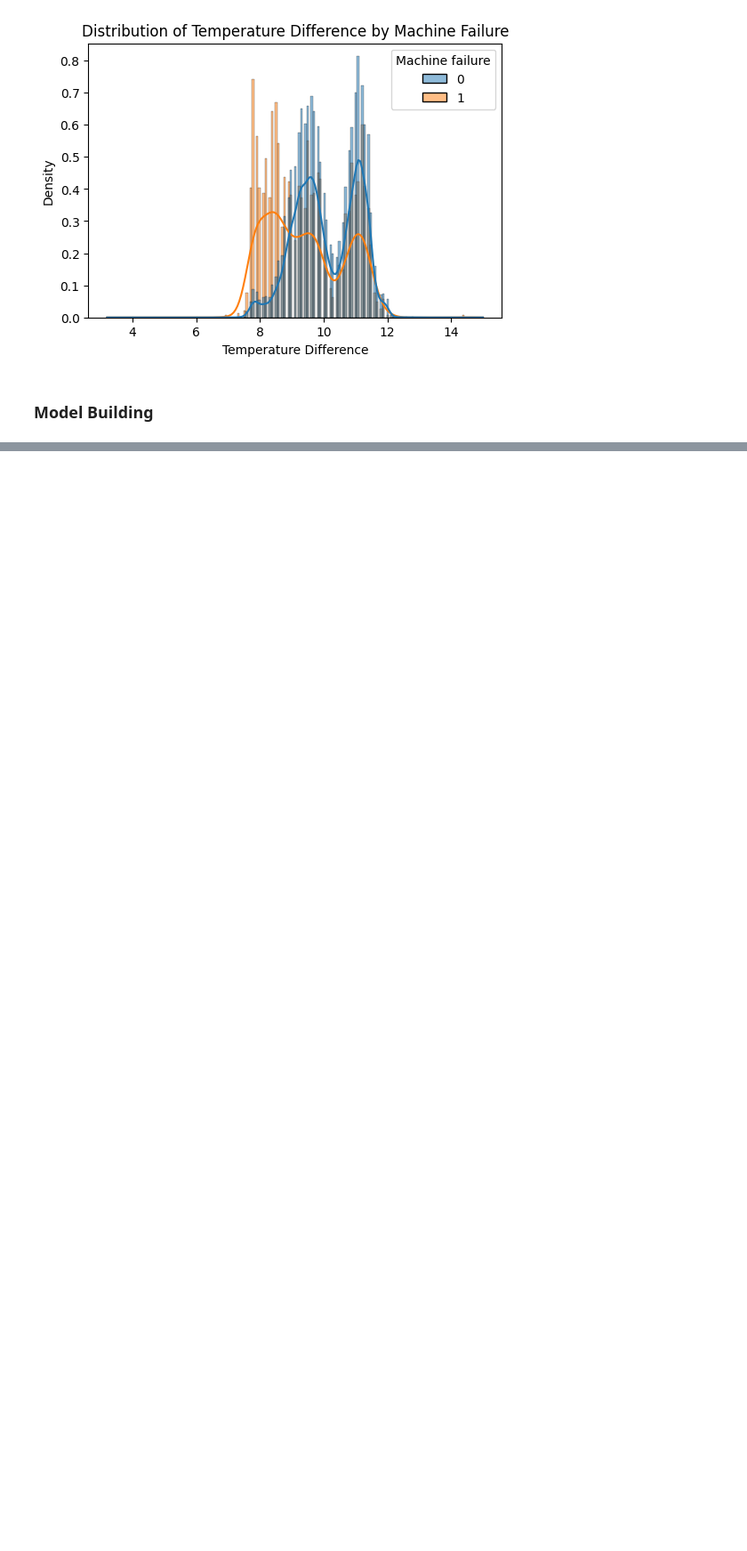
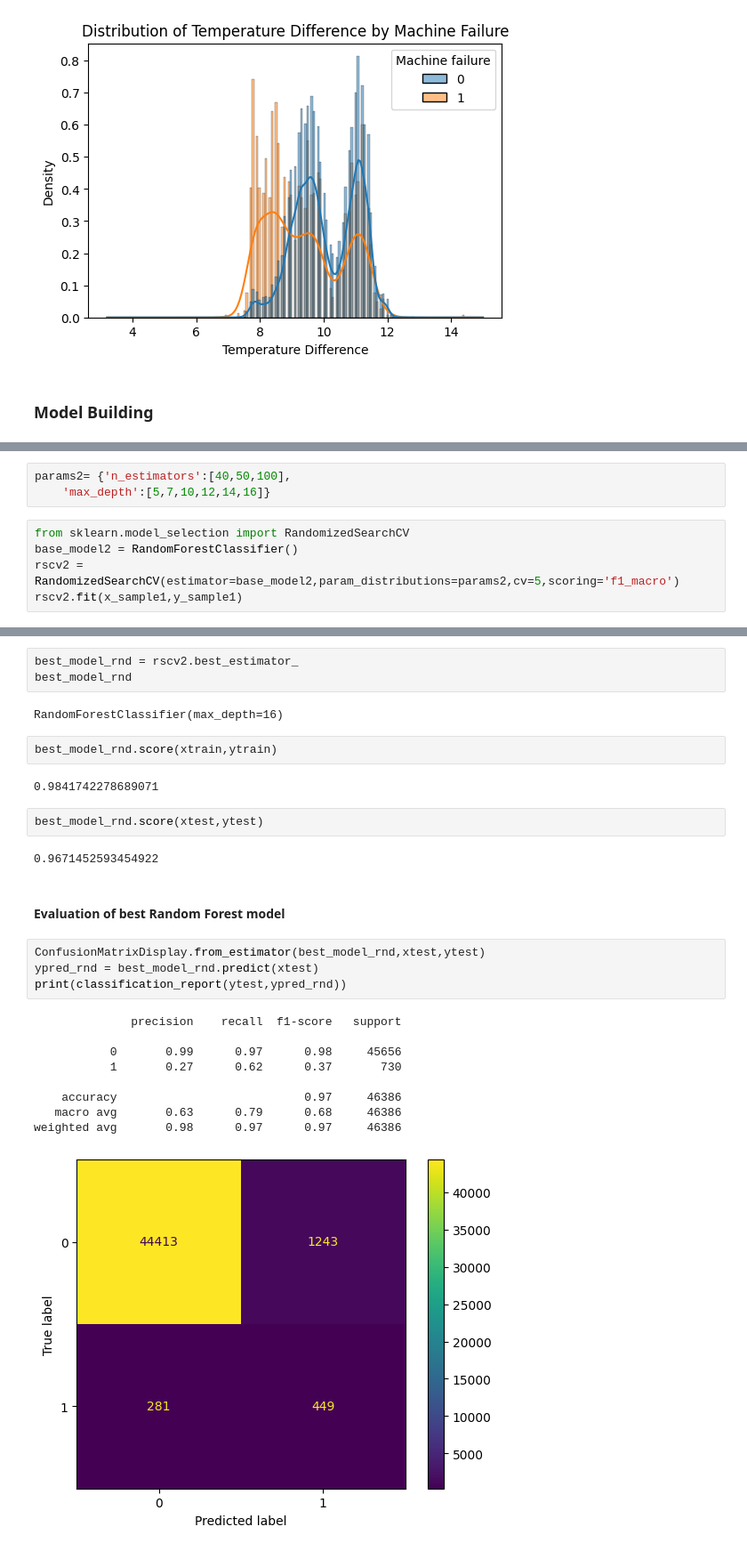
Before and after one commit to PrarthanaShende/Machine-Learning, a Jupyter notebook: Machine Failure Prediction/Machine Failure Prediction.ipynb, the cells around one changed output, grey strips where cells are left out. Shown at 89% size. Drawn from its saved outputs; the diff is of its cells as text; blank space fills up the shorter version.

```diff
--- a/Machine Failure Prediction/Machine Failure Prediction.ipynb
+++ b/Machine Failure Prediction/Machine Failure Prediction.ipynb
@@ -248,0 +405,8 @@ for col in num_features:
+# %%
+params2= {'n_estimators':[40,50,100],
+    'max_depth':[5,7,10,12,14,16]}
+# %%
+from sklearn.model_selection import RandomizedSearchCV
+base_model2 = RandomForestClassifier()
+rscv2 = RandomizedSearchCV(estimator=base_model2,param_distributions=params2,cv=5,scoring='f1_macro')
+rscv2.fit(x_sample1,y_sample1)
@@ -248,0 +422,29 @@ for col in num_features:
+# %%
+best_model_rnd = rscv2.best_estimator_
+best_model_rnd
+# %% [output]
+RandomForestClassifier(max_depth=16)
+# %%
+best_model_rnd.score(xtrain,ytrain)
+# %% [output]
+0.9841742278689071
+# %%
+best_model_rnd.score(xtest,ytest)
+# %% [output]
+0.9671452593454922
+# %% [markdown]
+#### Evaluation of best Random Forest model
+# %%
+ConfusionMatrixDisplay.from_estimator(best_model_rnd,xtest,ytest)
+ypred_rnd = best_model_rnd.predict(xtest)
+print(classification_report(ytest,ypred_rnd))
+# %% [output]
+              precision    recall  f1-score   support
+
+           0       0.99      0.97      0.98     45656
+           1       0.27      0.62      0.37       730
+
+    accuracy                           0.97     46386
+   macro avg       0.63      0.79      0.68     46386
+weighted avg       0.98      0.97      0.97     46386
+[figure, added]
```
Also changed, not shown: parts of 61 cells of this notebook, 3 other files.
